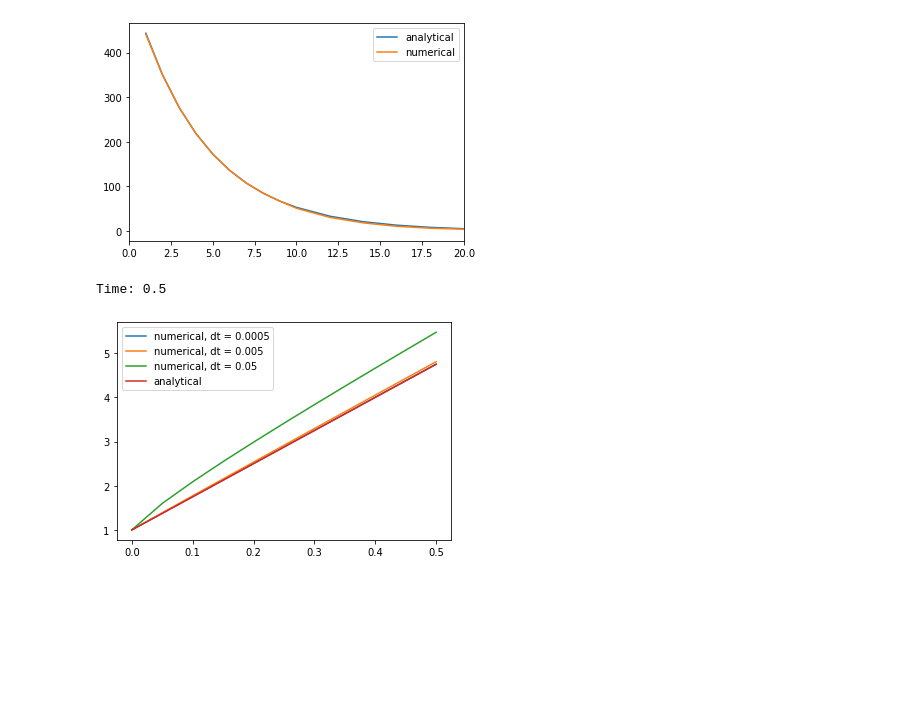
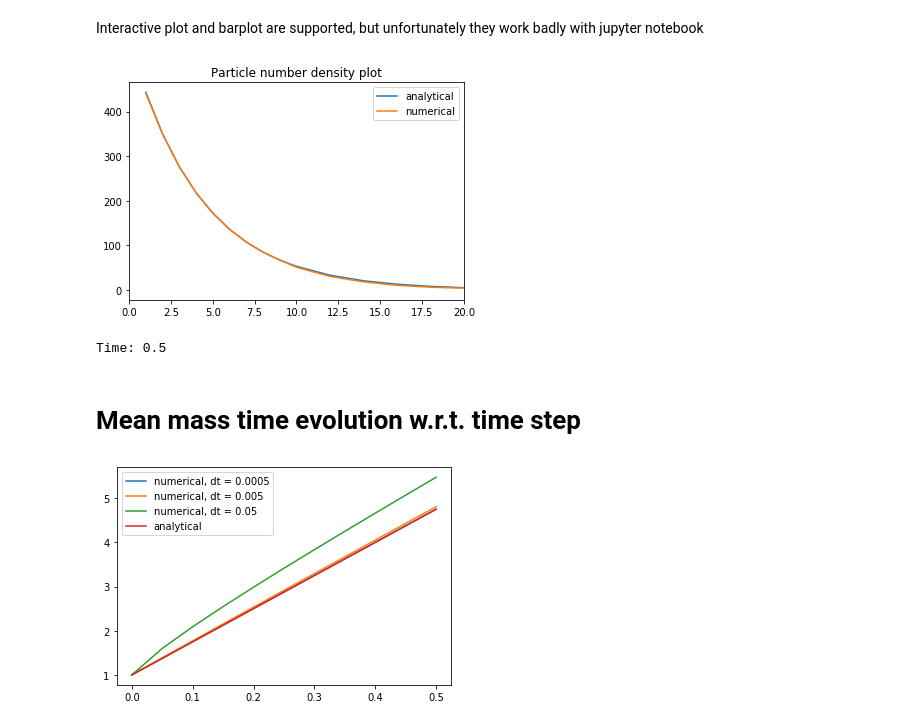
Before and after one commit to poanse/aggregation, a Jupyter notebook: aggregation.ipynb, the cells around one changed output. Cells and saved outputs as stored; diff of their text form; code cells hidden in the pictures; blank space fills up the shorter version.

```diff
--- a/aggregation.ipynb
+++ b/aggregation.ipynb
@@ -10,20 +17,25 @@ draw_aggregation_data('file_2020-02-08 18:45:18.txt',graph='plot',interactive=Fa
+# %% [markdown]
+Interactive plot and barplot are supported, but unfortunately they work badly with jupyter notebook
 # %%
 filename = 'file_2020-01-19 16:02:11'+'.txt'
-N, N0, dt, mass_min, mass_max, time, number, mass, weight, width = Parse_agg_data(filename)
-B = 15 / N0
+# N, N0, dt, mass_min, mass_max, time, number, mass, weight, width = Parse_agg_data(filename)
+experiment = Parse_agg_data(filename)
+B = 15 / experiment.N0
 # %%
-#timelist = list(time)
-#index = timelist.index(0.05)
+from aggregation_analytical_solution import Solution
+
 index = -1
-plt.plot(mass_min,Solution(mass_min, time[-1], N0, B),label='analytical')
-plt.plot(mass_min,number[index,:]/width, label='numerical')
+
+plt.plot(experiment.mass_min, Solution(experiment.mass_min,  experiment.time[index],  experiment.N0,  B), label='analytical')
+plt.plot(experiment.mass_min, experiment.number[index,:]/experiment.width, label='numerical')
 plt.xlim([0,20])
 #plt.ylim([1000,1500])
+plt.title('Particle number density plot')
 plt.legend()
 plt.show()
-print('Time:',time[-1])
+print('Time:',experiment.time[index])
 # %% [output]
-[figure, old version]
+[figure, new version]
 Time: 0.5
 # %%
 # timelist = list(time)
@@ -34,4 +46,6 @@ Time: 0.5
 # plt.legend()
 # plt.show()
 # print('Time:',step*dt)
+# %% [markdown]
+# Mean mass time evolution w.r.t. time step
 # %%
```
Also changed, not shown: parts of 13 cells of this notebook, 2 other files.
